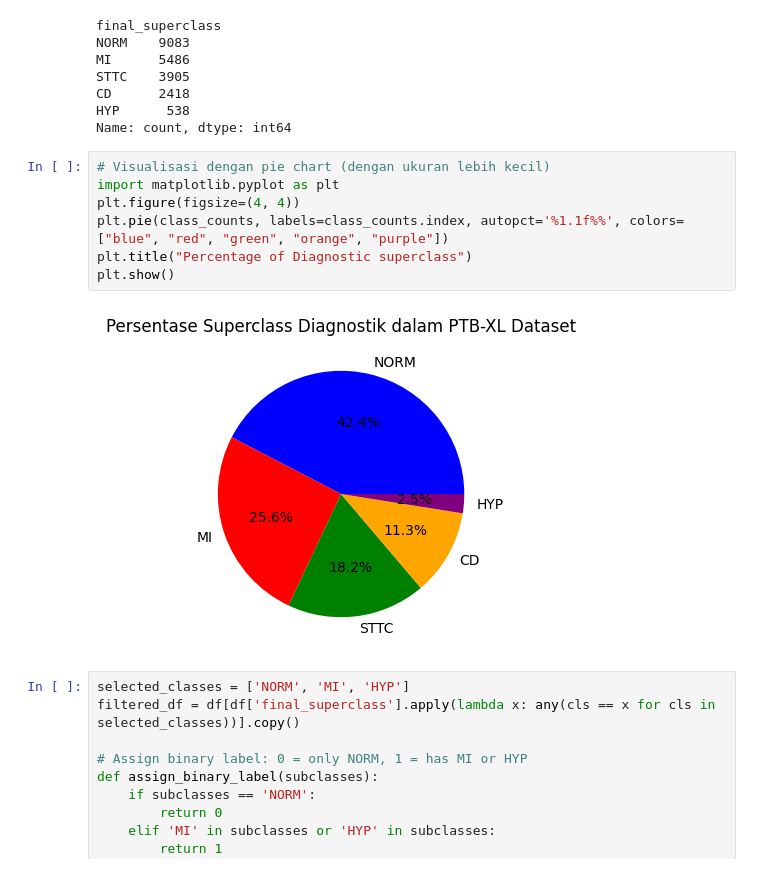
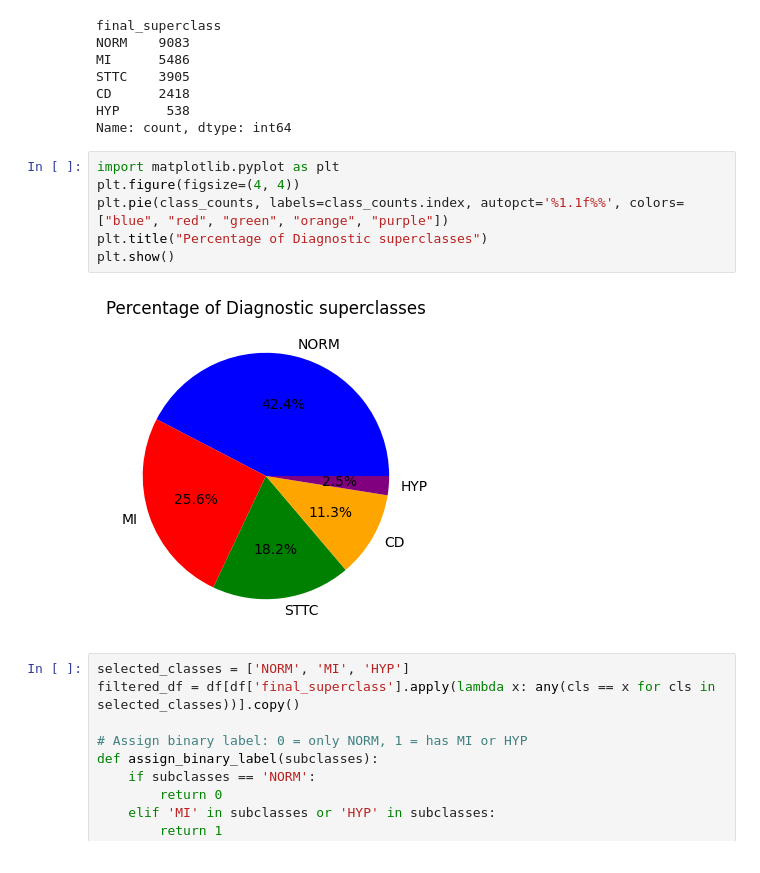
Before and after one commit to AshanMSilva/Early-Heart-Failure-Detection-via-AI-and-ECG, a Jupyter notebook: data_prepocessing.ipynb, the cells around one changed output. Cells and saved outputs as stored; diff of their text form.

```diff
--- a/data_prepocessing.ipynb
+++ b/data_prepocessing.ipynb
@@ -108,14 +132,13 @@ CD      2418
 HYP      538
 Name: count, dtype: int64
 # %%
-# Visualisasi dengan pie chart (dengan ukuran lebih kecil)
 import matplotlib.pyplot as plt
 plt.figure(figsize=(4, 4))
 plt.pie(class_counts, labels=class_counts.index, autopct='%1.1f%%', colors=["blue", "red", "green", "orange", "purple"])
-plt.title("Percentage of Diagnostic superclass")
+plt.title("Percentage of Diagnostic superclasses")
 plt.show()
 # %% [output]
-[figure, old version]
+[figure, new version]
 # %%
 selected_classes = ['NORM', 'MI', 'HYP']
 filtered_df = df[df['final_superclass'].apply(lambda x: any(cls == x for cls in selected_classes))].copy()
```
Also changed, not shown: parts of 6 cells of this notebook.
